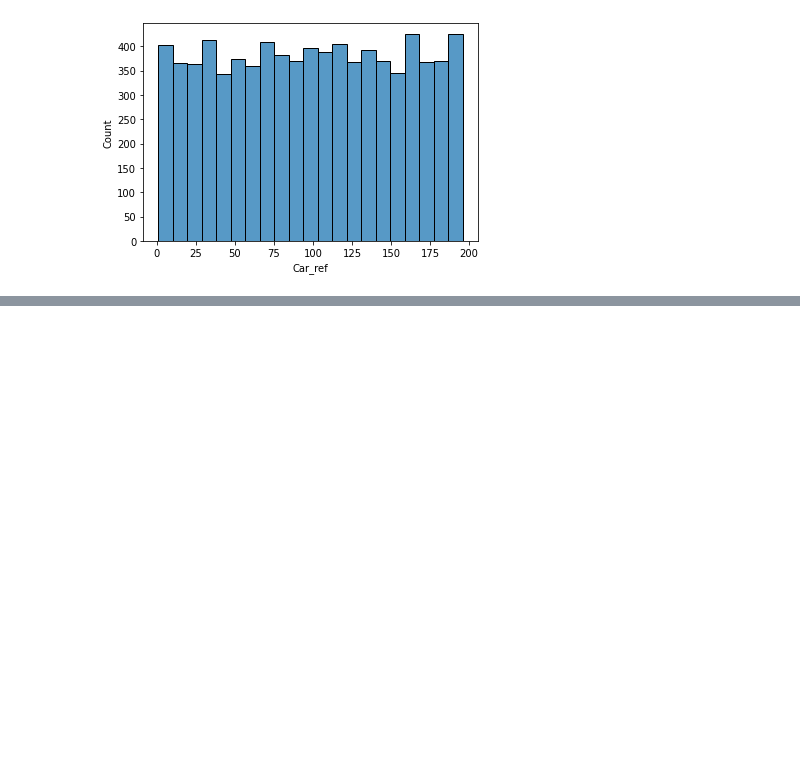
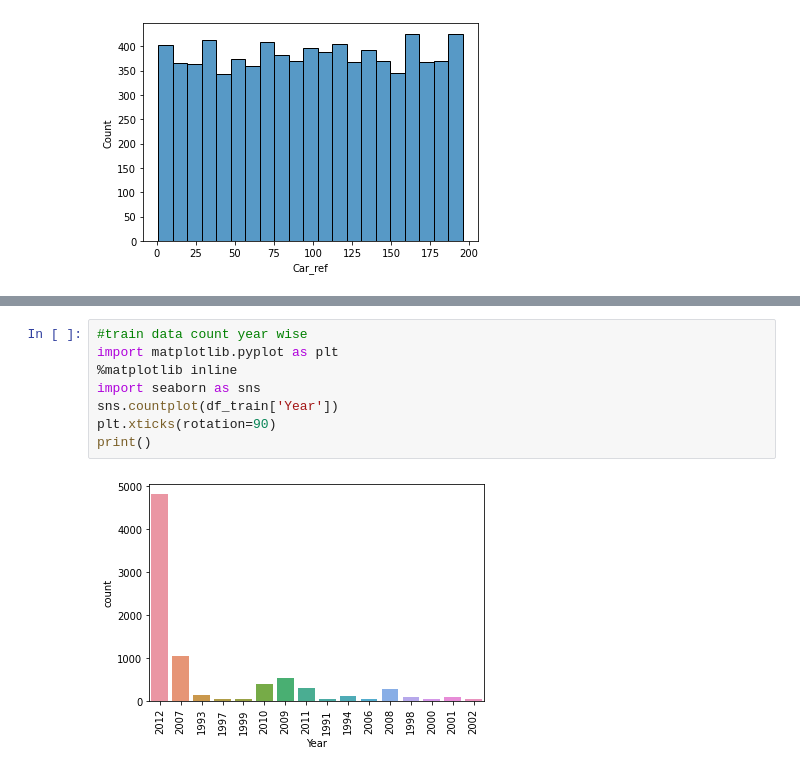
Before and after one commit to rohan-sharma84/AIMLCapstone, a Jupyter notebook: Capstone_EDA.ipynb, the cells around one changed output, grey strips where cells are left out. Drawn from its saved outputs; the diff is of its cells as text; blank space fills up the shorter version.

```diff
--- a/Capstone_EDA.ipynb
+++ b/Capstone_EDA.ipynb
@@ -291,0 +447,10 @@ Name: Car_name, Length: 196, dtype: int64
+# %%
+#train data count year wise
+import matplotlib.pyplot as plt
+%matplotlib inline
+import seaborn as sns
+sns.countplot(df_train['Year'])
+plt.xticks(rotation=90)
+print()
+# %% [output]
+[figure, added]
```
Also changed, not shown: parts of 20 cells of this notebook.
